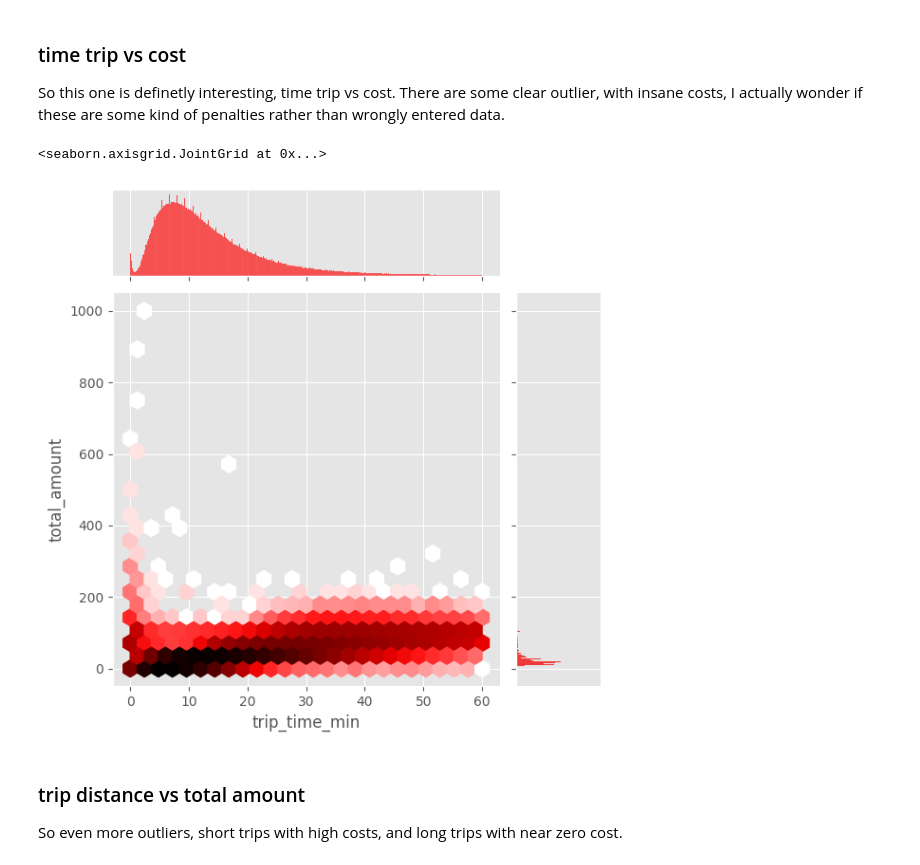
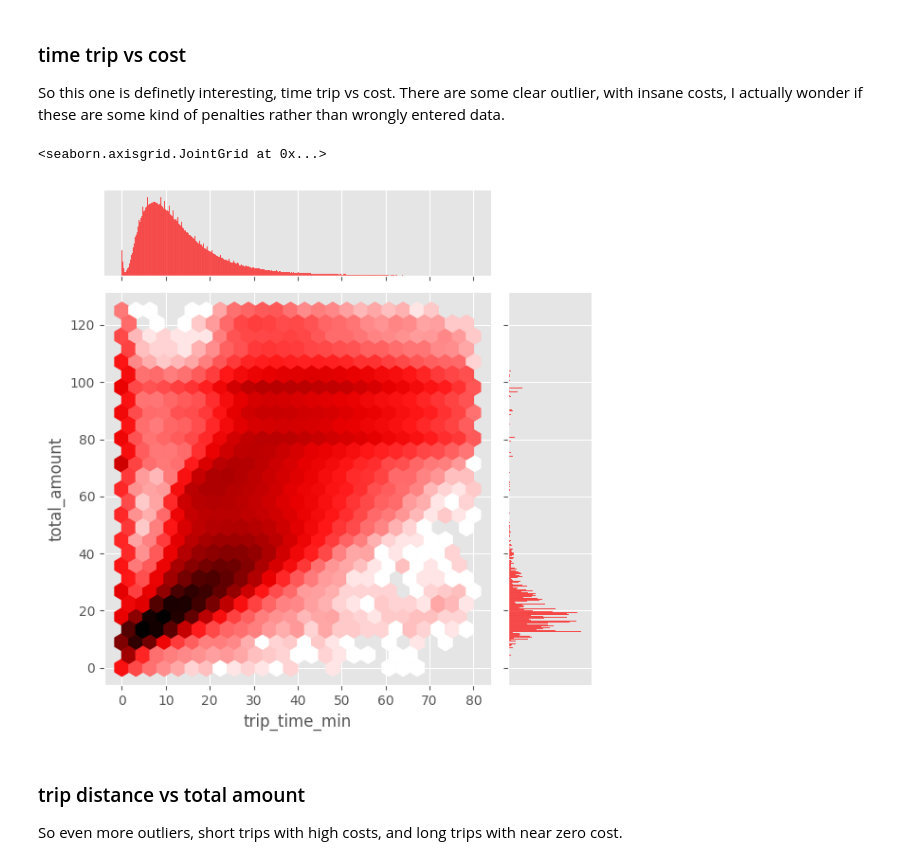
Before and after one commit to CptQuak/taxi, a Jupyter notebook: exploration/yellow_cabs_exploration.ipynb, the cells around one changed output. Saved outputs shown, nothing was run; the diff lists cells and outputs as text; code cells hidden in the pictures.

Commit message:
Moving preprocessing to scripts

```diff
--- a/exploration/yellow_cabs_exploration.ipynb
+++ b/exploration/yellow_cabs_exploration.ipynb
@@ -116,0 +17,3 @@ df.head()
+# %%
+df = preprocessing_yellow.clean_yellow_taxi_df('../data', 2023, 1)
+df.head()
@@ -131,11 +43,10 @@ sns.jointplot(df, x='trip_time_min', y='trip_distance', kind="hex", color='red',
 
 So this one is definetly interesting, time trip vs cost. There are some clear outlier, with insane costs, I actually wonder if these are some kind of penalties rather than wrongly entered data.
 # %%
-sns.jointplot(df, x='trip_time_min', y='total_amount', kind="hex", color='red', ratio=4,
-              joint_kws=dict(bins='log', gridsize=25))
+sns.jointplot(df, x='trip_time_min', y='total_amount', kind="hex", color='red', ratio=4, joint_kws=dict(bins='log', gridsize=25))
 # %% [output]
 <seaborn.axisgrid.JointGrid at 0x...>
-[figure, old version]
+[figure, new version]
 # %% [markdown]
 ### trip distance vs total amount
 
```
Also changed, not shown: parts of 15 cells of this notebook, 3 other files.
